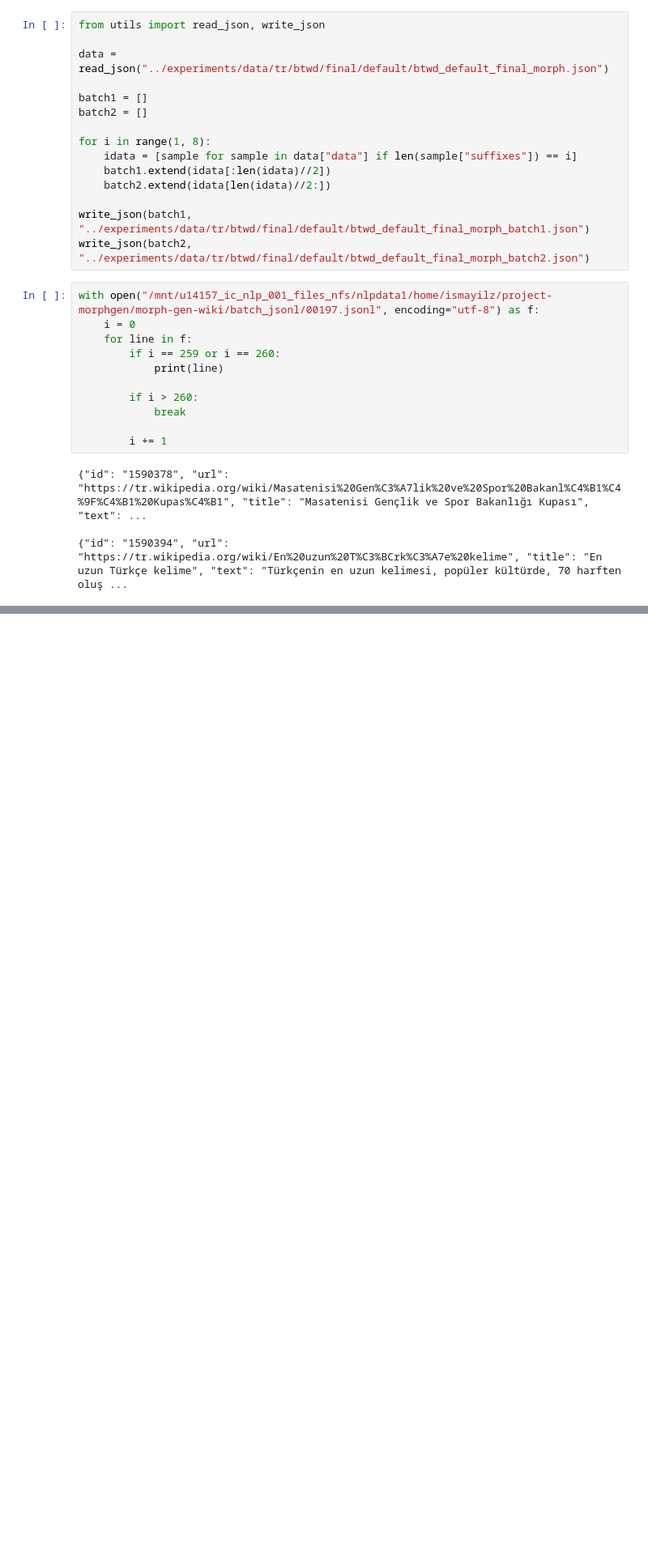
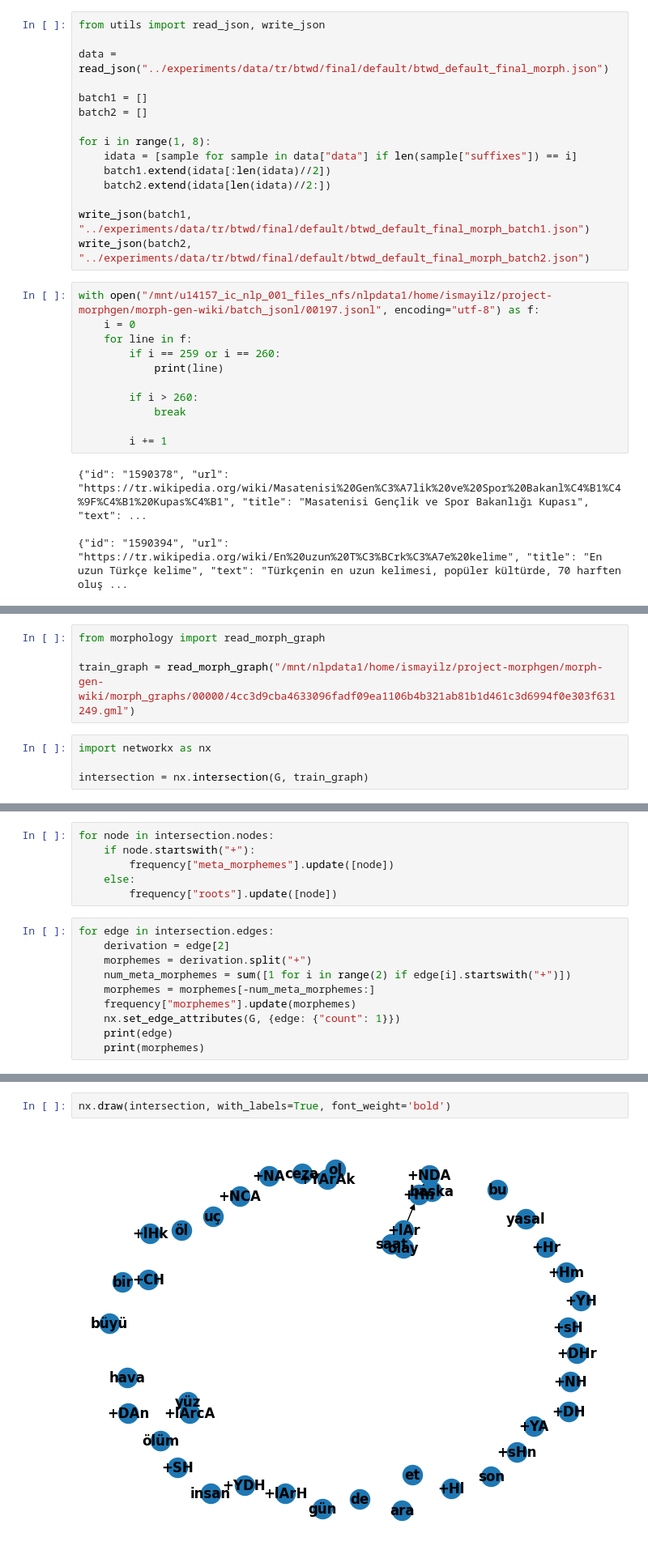
Before and after one commit to mismayil/morph-gen, a Jupyter notebook: src/playground.ipynb, the cells around one changed output, grey strips where cells are left out. Shown at 81% size. Drawn from its saved outputs; the diff is of its cells as text; blank space fills up the shorter version.

```diff
--- a/src/playground.ipynb
+++ b/src/playground.ipynb
@@ -823,0 +867,8 @@ with open("/mnt/u14157_ic_nlp_001_files_nfs/nlpdata1/home/ismayilz/project-morph
+# %%
+from morphology import read_morph_graph
+
+train_graph = read_morph_graph("/mnt/nlpdata1/home/ismayilz/project-morphgen/morph-gen-wiki/morph_graphs/00000/4cc3d9cba4633096fadf09ea1106b4b321ab81b1d461c3d6994f0e303f631249.gml")
+# %%
+import networkx as nx
+
+intersection = nx.intersection(G, train_graph)
@@ -823,0 +879,16 @@ with open("/mnt/u14157_ic_nlp_001_files_nfs/nlpdata1/home/ismayilz/project-morph
+# %%
+for node in intersection.nodes:
+    if node.startswith("+"):
+        frequency["meta_morphemes"].update([node])
+    else:
+        frequency["roots"].update([node])
+# %%
+for edge in intersection.edges:
+    derivation = edge[2]
+    morphemes = derivation.split("+")
+    num_meta_morphemes = sum([1 for i in range(2) if edge[i].startswith("+")])
+    morphemes = morphemes[-num_meta_morphemes:]
+    frequency["morphemes"].update(morphemes)
+    nx.set_edge_attributes(G, {edge: {"count": 1}})
+    print(edge)
+    print(morphemes)
@@ -823,0 +952,4 @@ with open("/mnt/u14157_ic_nlp_001_files_nfs/nlpdata1/home/ismayilz/project-morph
+# %%
+nx.draw(intersection, with_labels=True, font_weight='bold')
+# %% [output]
+[figure, added]
```
Also changed, not shown: parts of 10 cells of this notebook, 7 other files.
